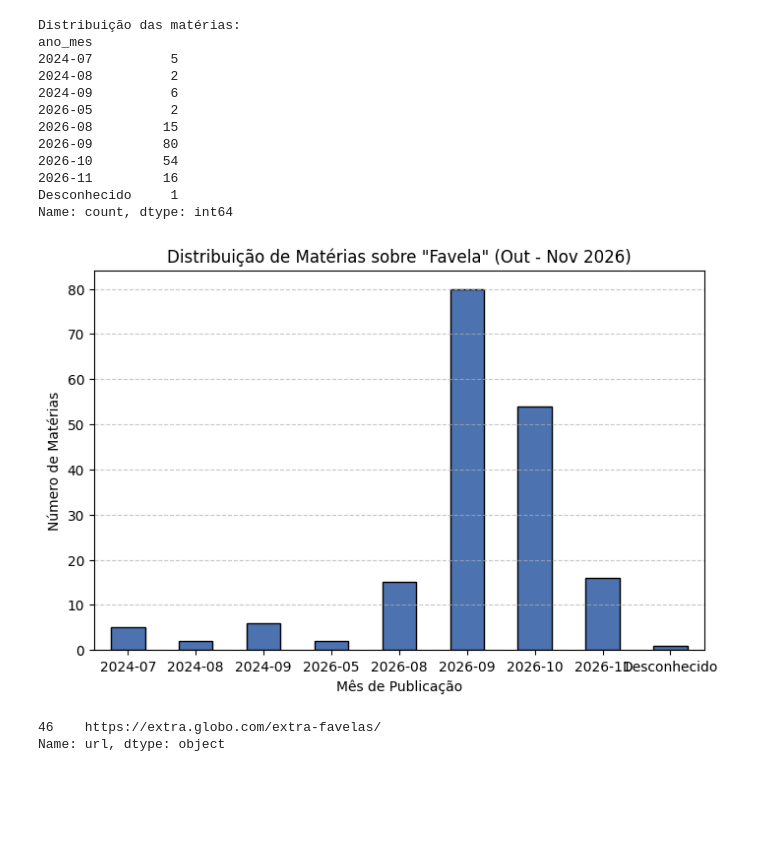
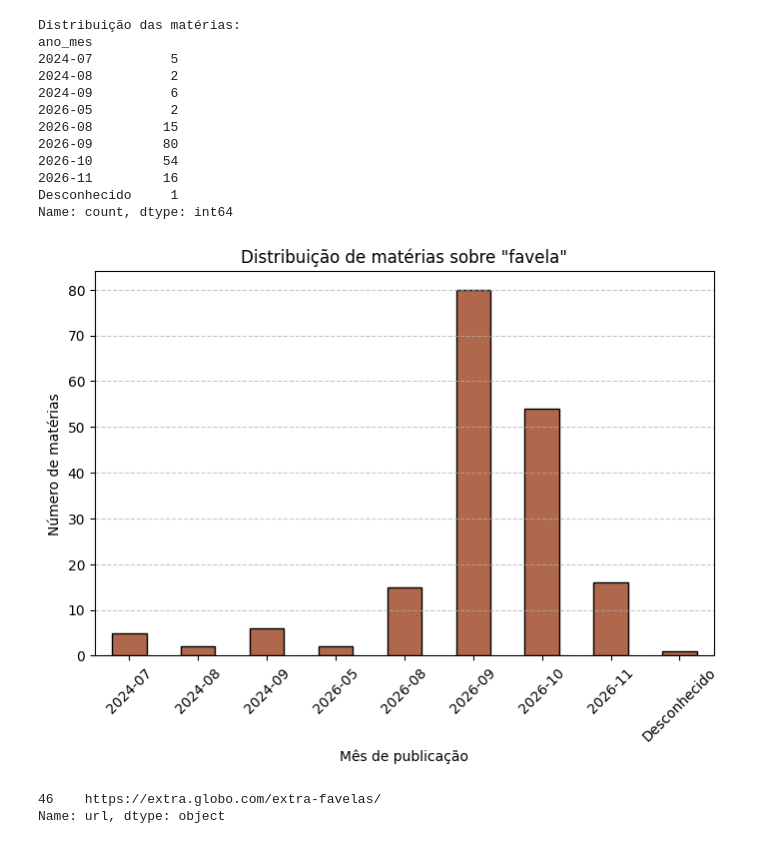
Before and after one commit to Mariana-Ol/projeto-extra-favelas, a Jupyter notebook: src/eda.ipynb, the cells around one changed output. Saved outputs shown, nothing was run; the diff lists cells and outputs as text; code cells hidden in the pictures; blank space fills up the shorter version.

Commit message:
Atualizando status do projeto do README e incluindo analises em markdown no notebook da EDA

```diff
--- a/src/eda.ipynb
+++ b/src/eda.ipynb
@@ -1,11 +4,19 @@
 # %%
 import pandas as pd
 import matplotlib.pyplot as plt
+from pathlib import Path
 
+# Verifica se a pasta 'data' existe localmente na máquina
+if Path('../data/corpus_favela_extra.csv').exists():
+    caminho = '../data/corpus_favela_extra.csv'
+    print("Lendo o arquivo localmente do computador...")
+else:
+    # Se não achar na máquina, puxa do GitHub/Colab
+    caminho = 'https://raw.githubusercontent.com/Mariana-Ol/projeto-extra-favelas/main/data/corpus_favela_extra.csv'
+    print("Lendo o arquivo via URL do GitHub...")
 
-df = pd.read_csv('https://raw.githubusercontent.com/Mariana-Ol/projeto-extra-favelas/main/data/corpus_favela_extra.csv')
+df = pd.read_csv(caminho)
 
-# Exibe as 5 primeiras linhas para conferir se a tabela subiu certinha
 display(df.head())
 print(f"Dimensões da tabela: {df.shape[0]} linhas e {df.shape[1]} colunas.")
 # %% [output]
@@ -19,31 +31,30 @@ Dimensões da tabela: 181 linhas e 6 colunas.
 # %%
 contagem_mes = df['ano_mes'].value_counts().sort_index()
 print("Distribuição das matérias:")
 print(contagem_mes)
 
-# 3. Plota o gráfico atualizado
 plt.figure(figsize=(8, 5))
-contagem_mes.plot(kind='bar', color='#4C72B0', edgecolor='black')
-plt.title('Distribuição de Matérias sobre "Favela" (Out - Nov 2026)')
-plt.xlabel('Mês de Publicação')
-plt.ylabel('Número de Matérias')
-plt.xticks(rotation=0)
+contagem_mes.plot(kind='bar', color="#B0684C", edgecolor='black')
+plt.title('Distribuição de matérias sobre "favela"')
+plt.xlabel('Mês de publicação')
+plt.ylabel('Número de matérias')
+plt.xticks(rotation=45)
 plt.grid(axis='y', linestyle='--', alpha=0.7)
 plt.show()
 # %% [output]
 Distribuição das matérias:
 ano_mes
 2024-07          5
 2024-08          2
 2024-09          6
 2026-05          2
 2026-08         15
 2026-09         80
 2026-10         54
 2026-11         16
 Desconhecido     1
 Name: count, dtype: int64
-[figure, old version]
+[figure, new version]
 # %%
 # Mostra as URLs que ficaram com data desconhecida
 print(df[df['ano_mes'] == 'Desconhecido']['url'].head(10))
```
Also changed, not shown: parts of 2 cells of this notebook, 1 other file.
